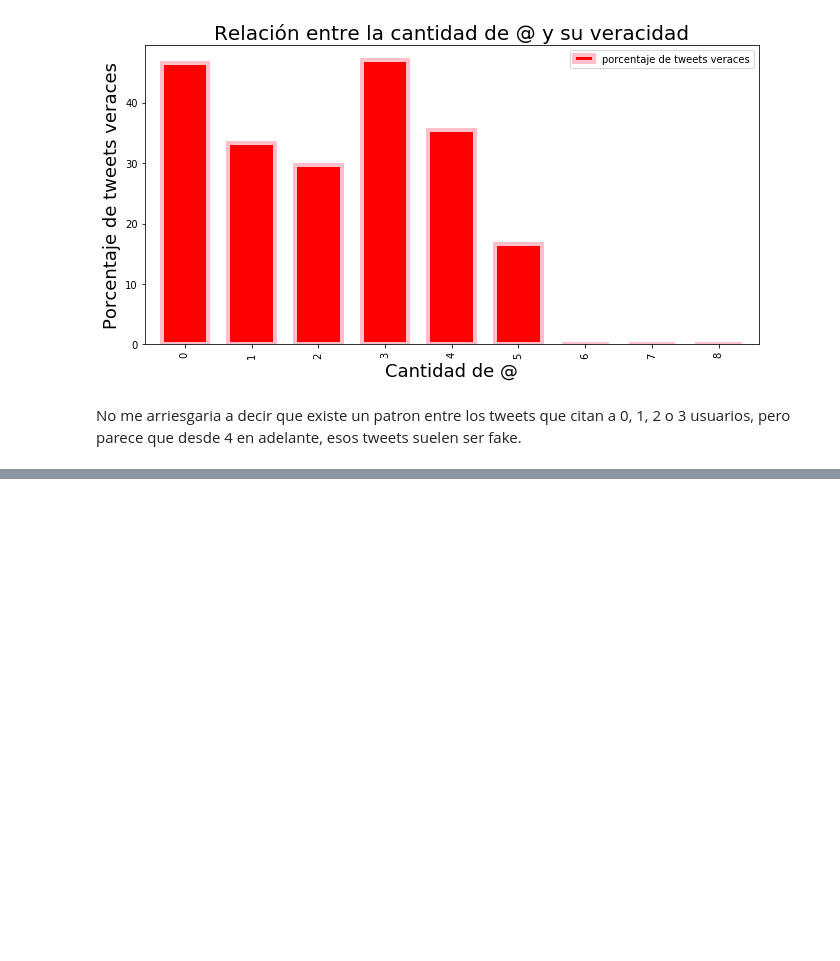
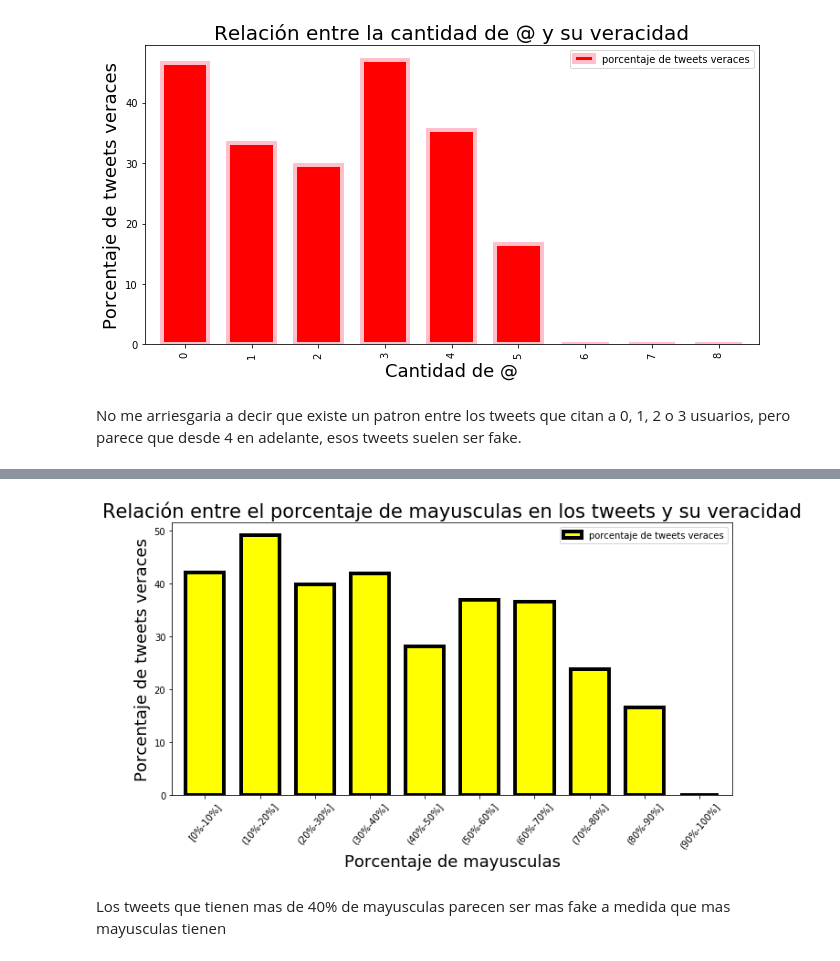
Before and after one commit to SergioCalvani/75.06-Datos-TP1-2020, a Jupyter notebook: Analisis - German.ipynb, the cells around one changed output, grey strips where cells are left out. Saved outputs shown, nothing was run; the diff lists cells and outputs as text; code cells hidden in the pictures; blank space fills up the shorter version.

Commit message:
Analizo relación entre los tweets en mayusculas y su veracidad

```diff
--- a/Analisis - German.ipynb
+++ b/Analisis - German.ipynb
@@ -96,0 +99,18 @@ No me arriesgaria a decir que existe un patron entre los tweets que citan a 0, 1
+# %%
+#Por cada tweet, cuento la cantidad de mayusculas, la cantidad total de caracteres y calculo el porcentaje de
+#mayusculas
+tweets['mayusculas'] = tweets['text'].str.count(r'[A-Z]')
+tweets['longitud'] = tweets['text'].str.len()
+tweets['porcentaje de mayusculas'] = tweets['mayusculas']/tweets['longitud']*100
+# %%
+#Agrupo por rango de porcentajes
+bins = [0,10,20,30,40,50,60,70,80,90,100]
+names = ["[0%-10%]","(10%-20%]","(20%-30%]","(30%-40%]","(40%-50%]","(50%-60%]","(60%-70%]","(70%-80%]",\
+         "(80%-90%]","(90%-100%]"]
+tweets["porcentaje"] = pd.cut(tweets["porcentaje de mayusculas"],bins,labels=names)
+# %%
+#Voy a sumar por rango de porcentaje para tener la cantidad de tweets veraces y totales
+tweetsGroup = tweets.groupby(['porcentaje']).agg({'target':['sum','count']}).reset_index()
+tweetsGroup.columns = ['porcentaje','cantidad de veraces','total']
+# %%
+tweetsGroup['porcentaje de tweets veraces']=tweetsGroup['cantidad de veraces']/tweetsGroup['total']*100
@@ -96,0 +131,12 @@ No me arriesgaria a decir que existe un patron entre los tweets que citan a 0, 1
+# %%
+tweetsGroup.plot(kind='bar', x='porcentaje', y='porcentaje de tweets veraces',width=0.7, figsize=(11,5.5),\
+                 color='yellow',edgecolor='black', linewidth=4, rot=50)
+g=plt.gca()
+g.set_title("Relación entre el porcentaje de mayusculas en los tweets y su veracidad",\
+fontsize=21);
+g.set_xlabel("Porcentaje de mayusculas", fontsize=18);
+g.set_ylabel("Porcentaje de tweets veraces", fontsize=18);
+# %% [output]
+[figure, added]
+# %% [markdown]
+Los tweets que tienen mas de 40% de mayusculas parecen ser mas fake a medida que mas mayusculas tienen
```
Also changed, not shown: parts of 3 cells of this notebook.
